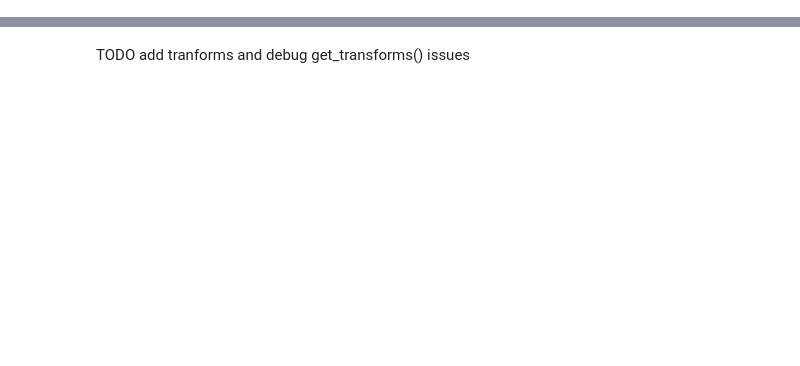
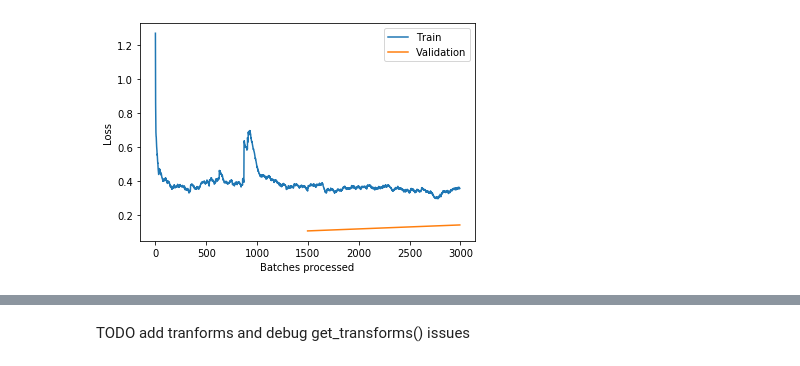
Before and after one commit to mone27/fruit-detection, a Jupyter notebook: segmentation_tiled.ipynb, the cells around one changed output, grey strips where cells are left out. Drawn from its saved outputs; the diff is of its cells as text; code cells hidden in the pictures; blank space fills up the shorter version.

```diff
--- a/segmentation_tiled.ipynb
+++ b/segmentation_tiled.ipynb
@@ -5,0 +53,4 @@
+# %%
+segm.learn.recorder.plot_losses()
+# %% [output]
+[figure, added]
```
Also changed, not shown: parts of 33 cells of this notebook, 1 other file.
